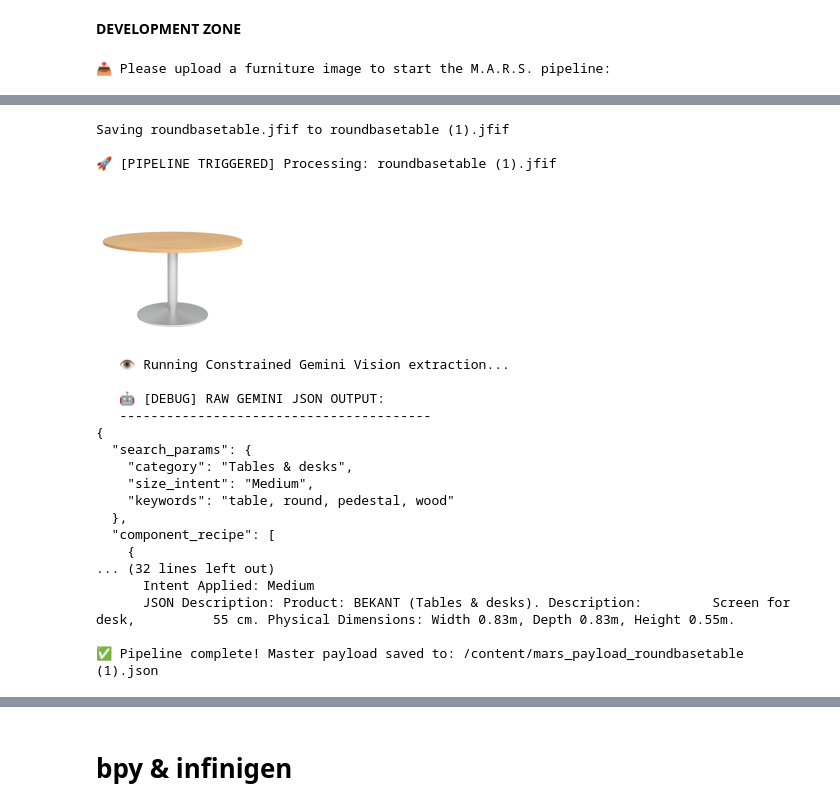
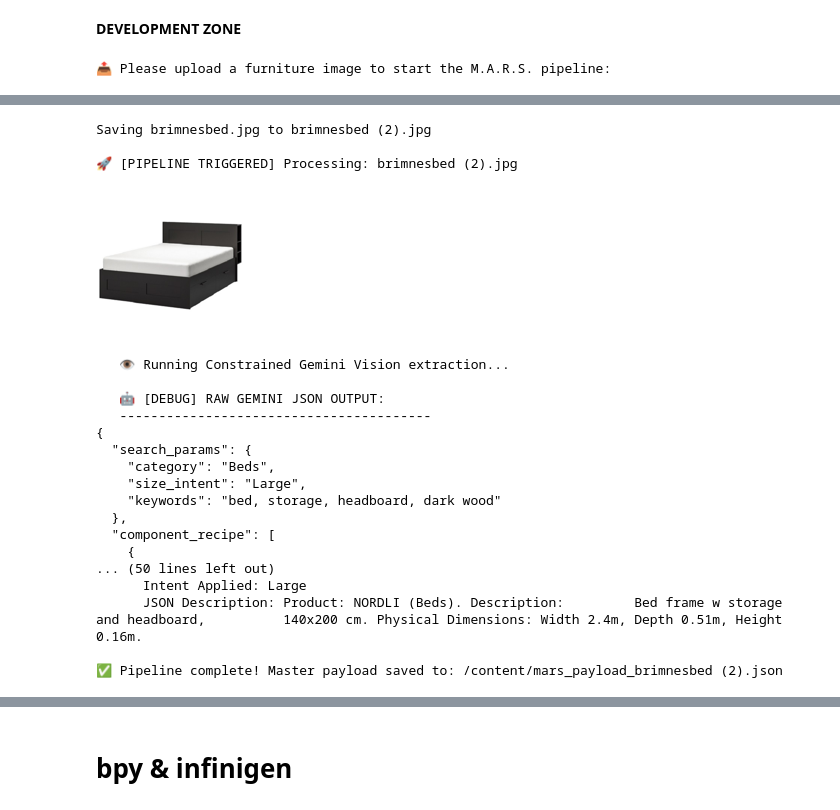
Before and after one commit to Nawaljabeen/M.A.R.S-Metric-Augumented-Retrieval-System-, a Jupyter notebook: notebooks/MARS_pipeline.ipynb, the cells around one changed output, grey strips where cells are left out. Cells and saved outputs as stored; diff of their text form; code cells hidden in the pictures.

```diff
--- a/notebooks/MARS_pipeline.ipynb
+++ b/notebooks/MARS_pipeline.ipynb
@@ -233,7 +233,7 @@ Output a strict JSON object with exactly TWO top-level keys: "search_params" and
    - `backrest`: Vertical back supports for chairs, sofas, or beds.
    - `armrest`: Horizontal side supports for chairs/sofas.
    - `base`: Floor mounts (tripods, flat discs).
-   - `storage_box`: Solid volumes like cabinets/drawers.
+   - `storage_box`: Solid volumes like cabinets, drawers. (CRITICAL: If building a bed, u cannot have storage).
 
    UNIVERSAL MODIFIERS for components (Use only when necessary):
    - `is_cushion`: Boolean (True if soft/upholstered, False if hard wood/metal).
@@ -277,53 +277,53 @@ Output a strict JSON object with exactly TWO top-level keys: "search_params" and
     # Call your existing RAG function!
     metrics = retrieve_ikea_metrics(category, keywords, size_intent)
 
     # --- THE DATA COMBINER (This is what your partner needs!) ---
     final_payload = {
         "overall_bounding_box": {
             "width_m": metrics['width_m'],
             "depth_m": metrics['depth_m'],
             "height_m": metrics['height_m']
         },
         "component_recipe": recipe
     }
 
     # Save to a JSON file so the Blender orchestrator can read it
     output_filepath = f"/content/mars_payload_{filename.split('.')[0]}.json"
     with open(output_filepath, 'w') as f:
         json.dump(final_payload, f, indent=4)
 
     print(f"\n✅ Pipeline complete! Master payload saved to: {output_filepath}")
     return output_filepath
 # --- 4. UPLOAD TRIGGER ---
 if os.path.exists(JSON_PATH):
     print("📤 Please upload a furniture image to start the M.A.R.S. pipeline:")
     uploaded = files.upload()
     for filename, data in uploaded.items():
         process_uploaded_image(filename, data)
 # %% [output]
 📤 Please upload a furniture image to start the M.A.R.S. pipeline:
 [interactive output not drawn]
-Saving roundbasetable.jfif to roundbasetable (1).jfif
+Saving brimnesbed.jpg to brimnesbed (2).jpg
 
-🚀 [PIPELINE TRIGGERED] Processing: roundbasetable (1).jfif
+🚀 [PIPELINE TRIGGERED] Processing: brimnesbed (2).jpg
-[figure, old version]
+[figure, new version]
    👁️ Running Constrained Gemini Vision extraction...
 
    🤖 [DEBUG] RAW GEMINI JSON OUTPUT:
    ----------------------------------------
 {
   "search_params": {
-    "category": "Tables & desks",
-    "size_intent": "Medium",
-    "keywords": "table, round, pedestal, wood"
+    "category": "Beds",
+    "size_intent": "Large",
+    "keywords": "bed, storage, headboard, dark wood"
   },
   "component_recipe": [
     {
-... (32 lines left out)
-      Intent Applied: Medium
-      JSON Description: Product: BEKANT (Tables & desks). Description:         Screen for desk,          55 cm. Physical Dimensions: Width 0.83m, Depth 0.83m, Height 0.55m.
+... (50 lines left out)
+      Intent Applied: Large
+      JSON Description: Product: NORDLI (Beds). Description:         Bed frame w storage and headboard,          140x200 cm. Physical Dimensions: Width 2.4m, Depth 0.51m, Height 0.16m.
 
-✅ Pipeline complete! Master payload saved to: /content/mars_payload_roundbasetable (1).json
+✅ Pipeline complete! Master payload saved to: /content/mars_payload_brimnesbed (2).json
 # %%
 # THE RUNNER
 !blender -b -P /content/M.A.R.S-Metric-Augumented-Retrieval-System-/orchestrator.py
```
Also changed, not shown: parts of 4 cells of this notebook.
